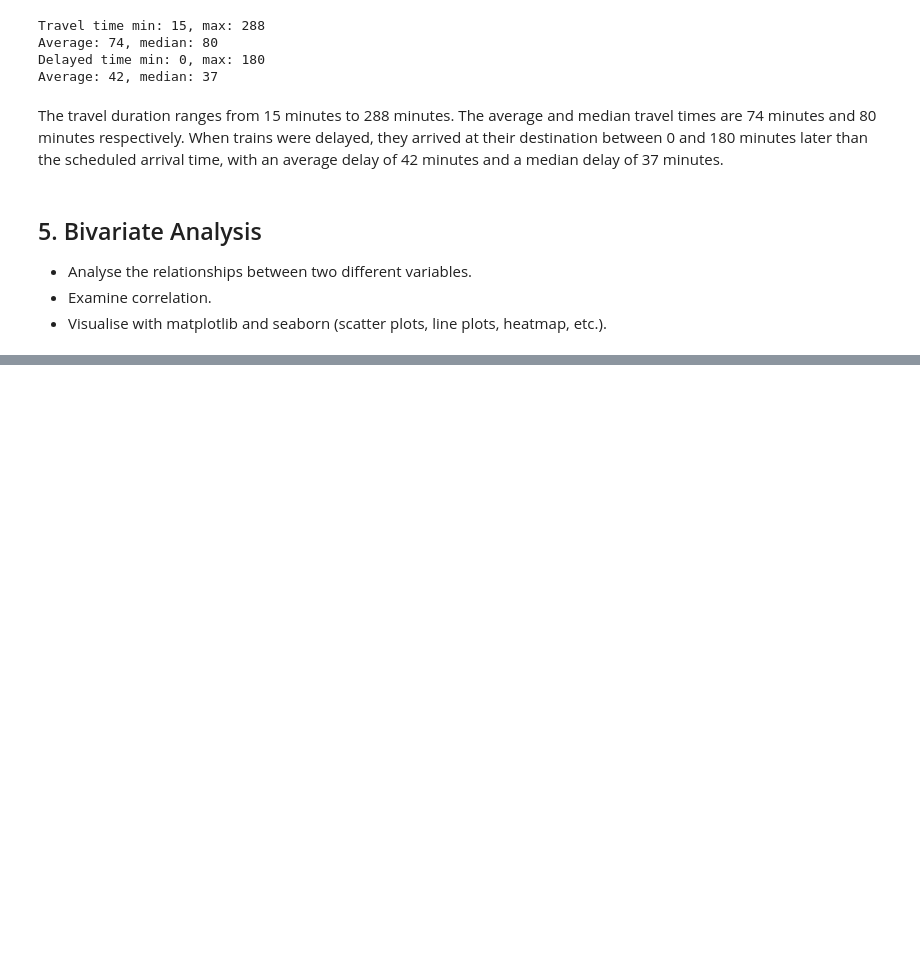
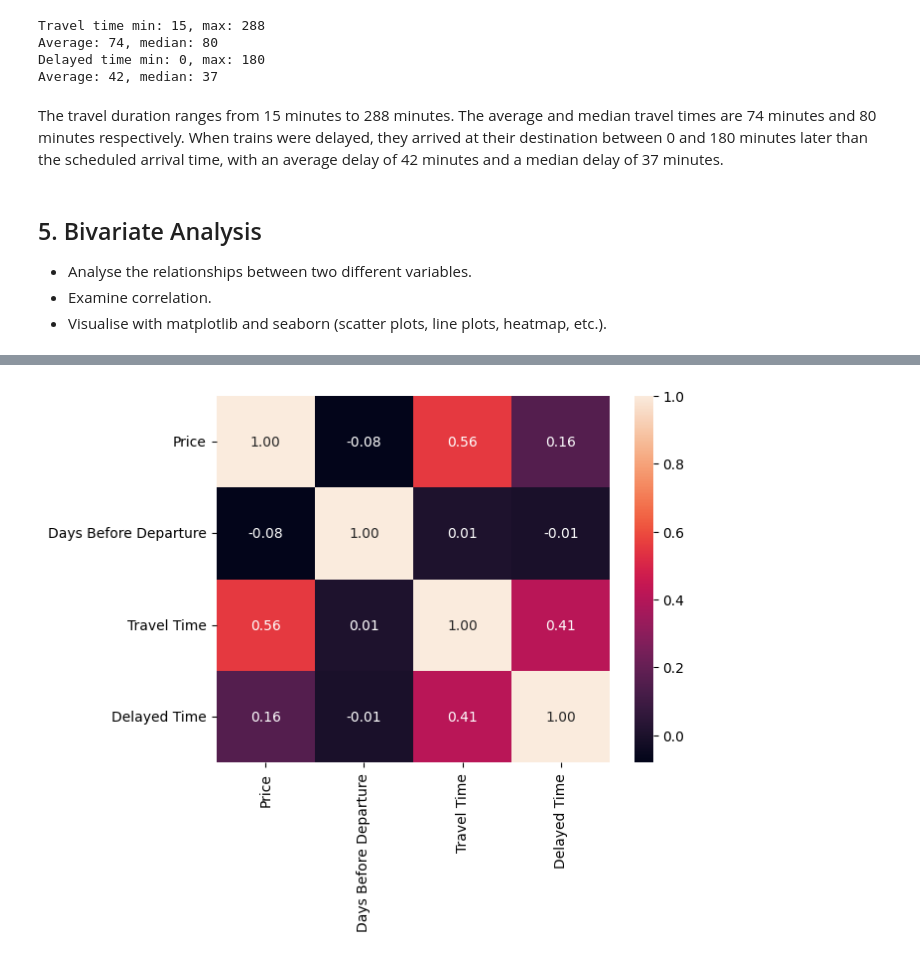
Before and after one commit to tsu76i/DS-playground, a Jupyter notebook: 1. Exploratory Data Analysis (EDA)/1.1_UK_Train_Rides.ipynb, the cells around one changed output, grey strips where cells are left out. Saved outputs shown, nothing was run; the diff lists cells and outputs as text; code cells hidden in the pictures; blank space fills up the shorter version.

```diff
--- a/1. Exploratory Data Analysis (EDA)/1.1_UK_Train_Rides.ipynb
+++ b/1. Exploratory Data Analysis (EDA)/1.1_UK_Train_Rides.ipynb
@@ -541,0 +545,5 @@ sns.scatterplot(x=df['Price'], y=df['Travel Time'])
+# %%
+sns.heatmap(df.select_dtypes('number').corr(), annot=True, fmt='.2f')
+plt.show()
+# %% [output]
+[figure, added]
```
Also changed, not shown: parts of 13 cells of this notebook.
